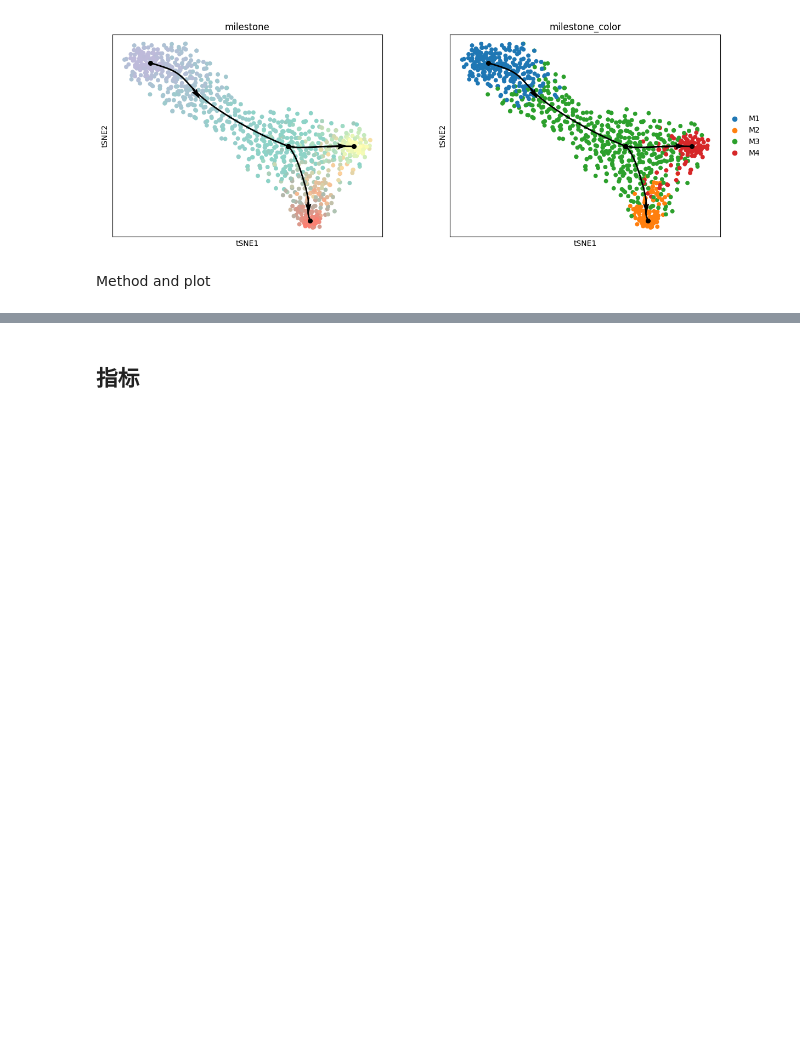
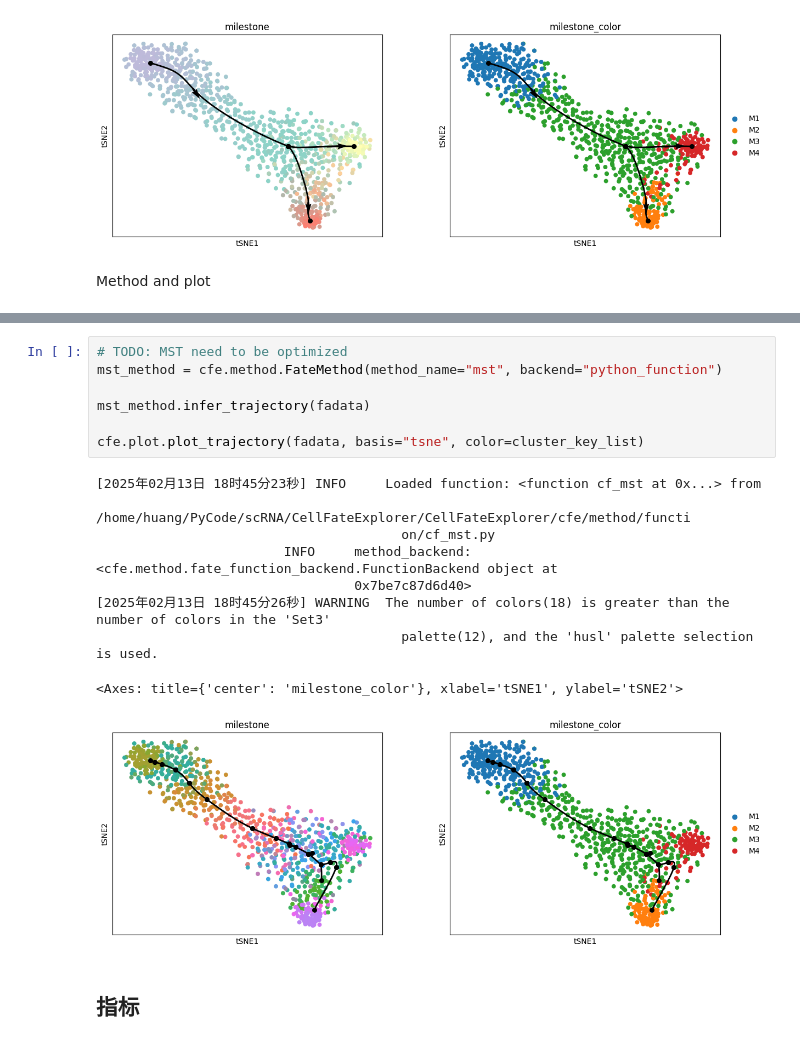
Before and after one commit to HuangDDU/CellFateExplorer, a Jupyter notebook: notebook/benchmark_dyntoy_bifurcating_1.ipynb, the cells around one changed output, grey strips where cells are left out. Cells and saved outputs as stored; diff of their text form; blank space fills up the shorter version.

Commit message:
mst method, projection wrapper

```diff
--- a/notebook/benchmark_dyntoy_bifurcating_1.ipynb
+++ b/notebook/benchmark_dyntoy_bifurcating_1.ipynb
@@ -81,5 +76,22 @@ cfe.plot.plot_trajectory(fadata, basis="tsne", color=cluster_key_list)
 <Axes: title={'center': 'milestone_color'}, xlabel='tSNE1', ylabel='tSNE2'>
 [figure]
+# %%
+# TODO: MST need to be optimized
+mst_method = cfe.method.FateMethod(method_name="mst", backend="python_function")
+
+mst_method.infer_trajectory(fadata)
+
+cfe.plot.plot_trajectory(fadata, basis="tsne", color=cluster_key_list)
+# %% [output]
+[2025年02月13日 18时45分23秒] INFO     Loaded function: <function cf_mst at 0x...> from
+                                       /home/huang/PyCode/scRNA/CellFateExplorer/CellFateExplorer/cfe/method/functi
+                                       on/cf_mst.py
+                        INFO     method_backend: <cfe.method.fate_function_backend.FunctionBackend object at
+                                 0x7be7c87d6d40>
+[2025年02月13日 18时45分26秒] WARNING  The number of colors(18) is greater than the number of colors in the 'Set3'
+                                       palette(12), and the 'husl' palette selection is used.
+<Axes: title={'center': 'milestone_color'}, xlabel='tSNE1', ylabel='tSNE2'>
+[figure, added]
 # %% [markdown]
 ## 指标
 # %%
```
Also changed, not shown: parts of 6 cells of this notebook, 10 other files.
